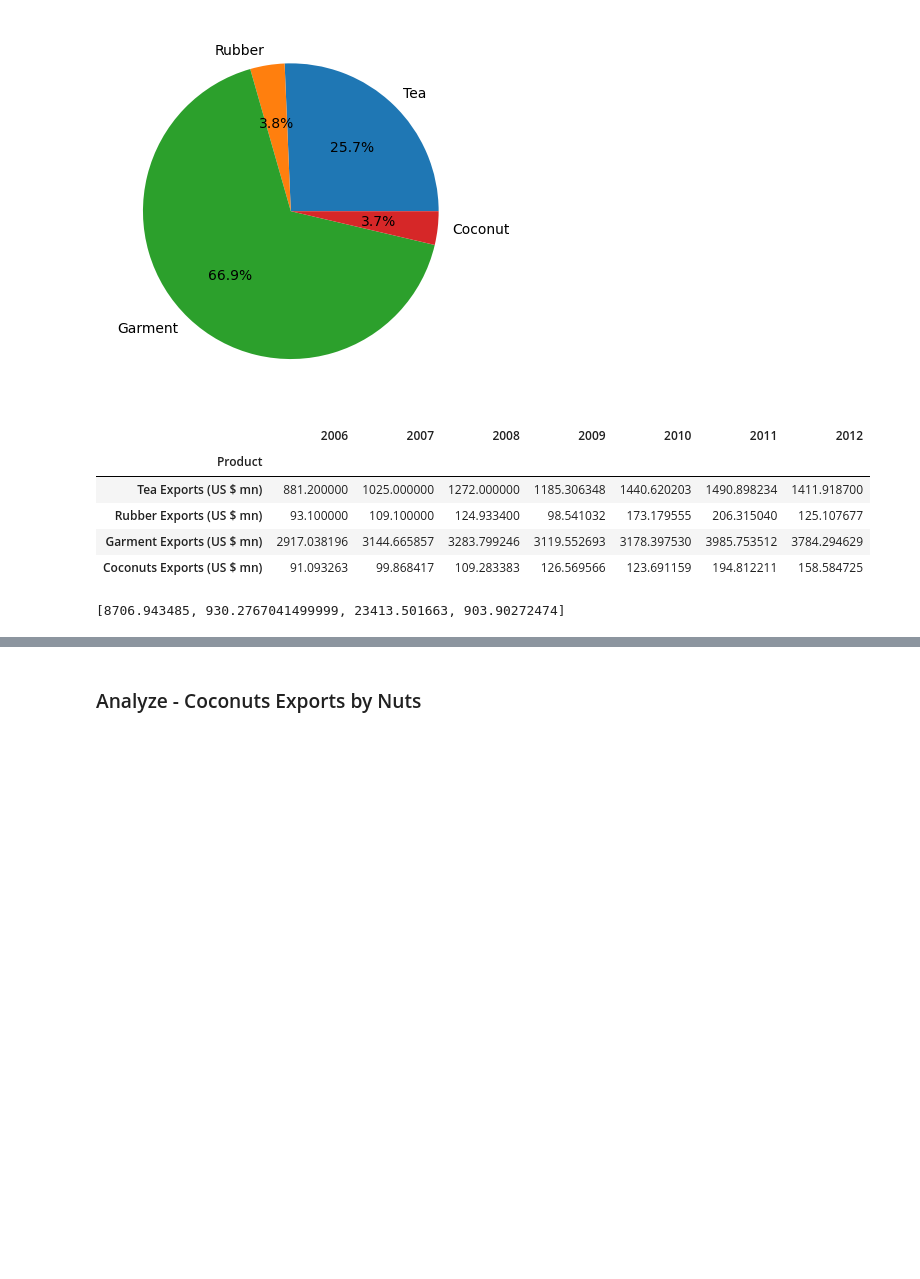
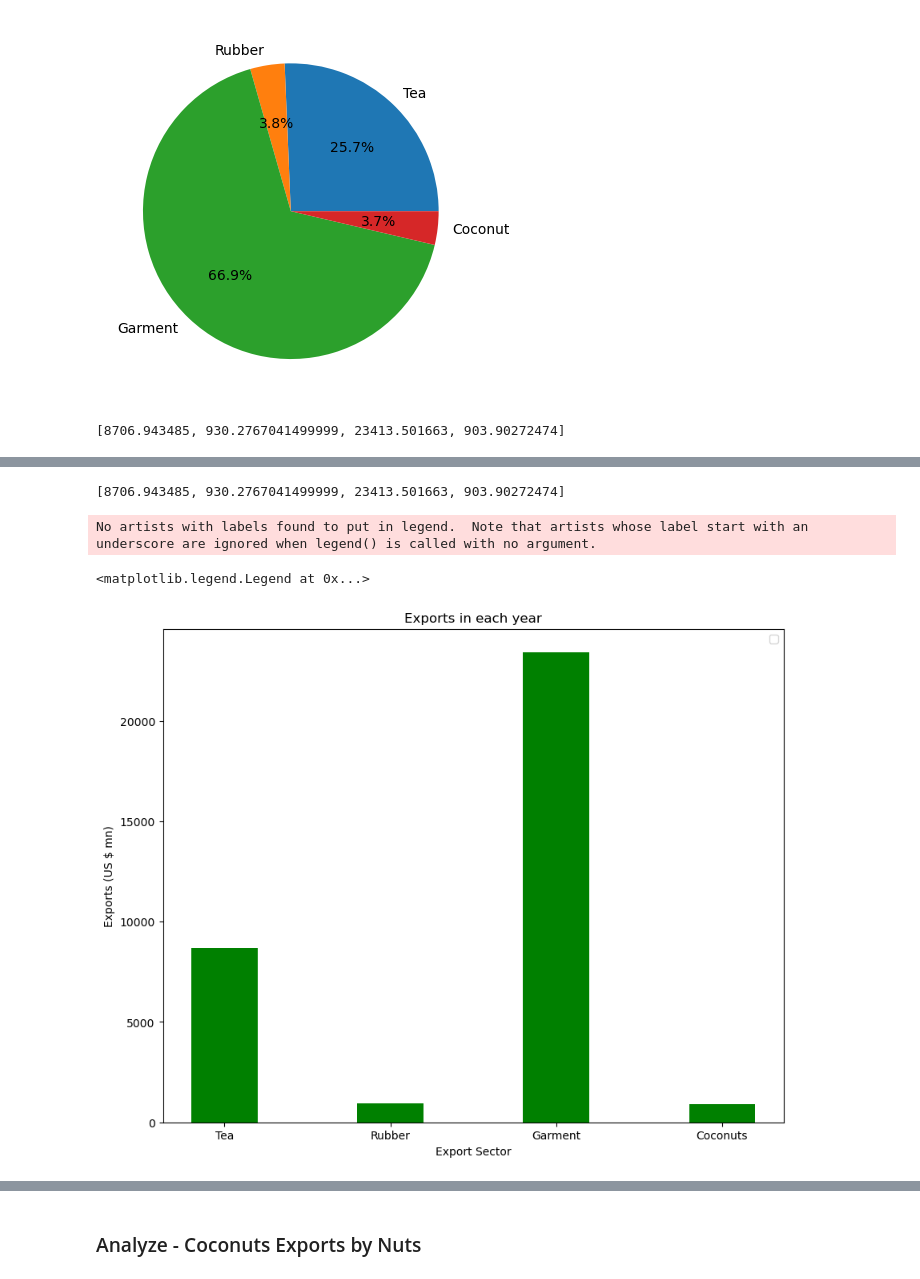
Before and after one commit to ChamikaGunarathna/Exports-Analysis, a Jupyter notebook: analyzis.ipynb, the cells around one changed output, grey strips where cells are left out. Drawn from its saved outputs; the diff is of its cells as text; code cells hidden in the pictures; blank space fills up the shorter version.

Commit message:
Finished extracting data for 3rd table as well

```diff
--- a/analyzis.ipynb
+++ b/analyzis.ipynb
@@ -169,15 +187,6 @@ ax.pie(sizes, labels=labels,autopct='%1.1f%%')
 # %%
 #getting total sums of the exports
 total_exports_sum = total_exports.copy()
-# %%
-total_exports_sum
-# %% [output]
-|  | 2006 | 2007 | 2008 | 2009 | 2010 | 2011 | 2012 |
-| Product |  |  |  |  |  |  |  |
-| Tea Exports (US $ mn) | 881.200000 | 1025.000000 | 1272.000000 | 1185.306348 | 1440.620203 | 1490.898234 | 1411.918700 |
-| Rubber Exports (US $ mn) | 93.100000 | 109.100000 | 124.933400 | 98.541032 | 173.179555 | 206.315040 | 125.107677 |
-| Garment Exports (US $ mn) | 2917.038196 | 3144.665857 | 3283.799246 | 3119.552693 | 3178.397530 | 3985.753512 | 3784.294629 |
-| Coconuts Exports (US $ mn) | 91.093263 | 99.868417 | 109.283383 | 126.569566 | 123.691159 | 194.812211 | 158.584725 |
 # %%
 total_exp_over_years =[]
 for i in range(4):
@@ -195,6 +204,27 @@ total_exports_sum
 | Rubber Exports (US $ mn) | 93.100000 | 109.100000 | 124.933400 | 98.541032 | 173.179555 | 206.315040 | 125.107677 | 930.276704 |
 | Garment Exports (US $ mn) | 2917.038196 | 3144.665857 | 3283.799246 | 3119.552693 | 3178.397530 | 3985.753512 | 3784.294629 | 23413.501663 |
 | Coconuts Exports (US $ mn) | 91.093263 | 99.868417 | 109.283383 | 126.569566 | 123.691159 | 194.812211 | 158.584725 | 903.902725 |
+# %%
+total_exports_sum['total_over_years'].to_list()
+# %% [output]
+[8706.943485, 930.2767041499999, 23413.501663, 903.90272474]
+# %%
+bins = np.arange(4)
+width = 0.4
+
+plt.figure(figsize=(10,8))
+plt.bar(bins,total_exports_sum['total_over_years'].to_list(),color='green',width=width)
+
+plt.xlabel("Export Sector")
+plt.ylabel("Exports (US $ mn)")
+plt.title("Exports in each year")
+
+plt.xticks(bins,['Tea','Rubber','Garment','Coconuts'])
+plt.legend()
+# %% [output]
+No artists with labels found to put in legend.  Note that artists whose label start with an underscore are ignored when legend() is called with no argument.
+<matplotlib.legend.Legend at 0x...>
+[figure, added]
 # %%
 total_exports_sum['avg_per_year'] = total_exports_sum['total_over_years']/7
 total_exports_sum
```
Also changed, not shown: parts of 20 cells of this notebook.
